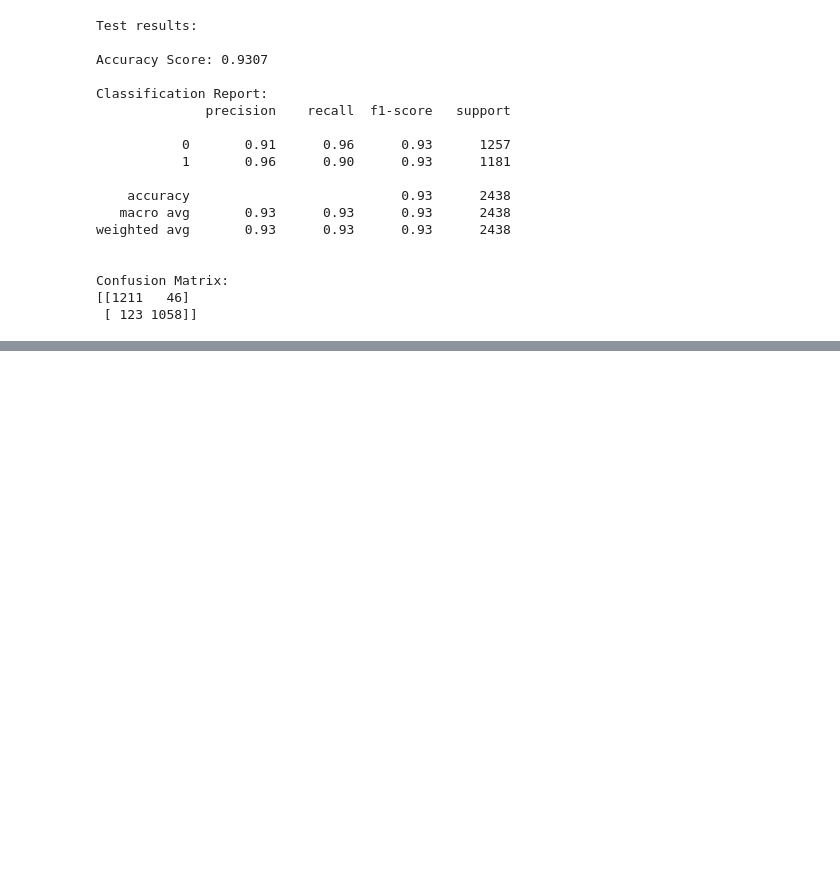
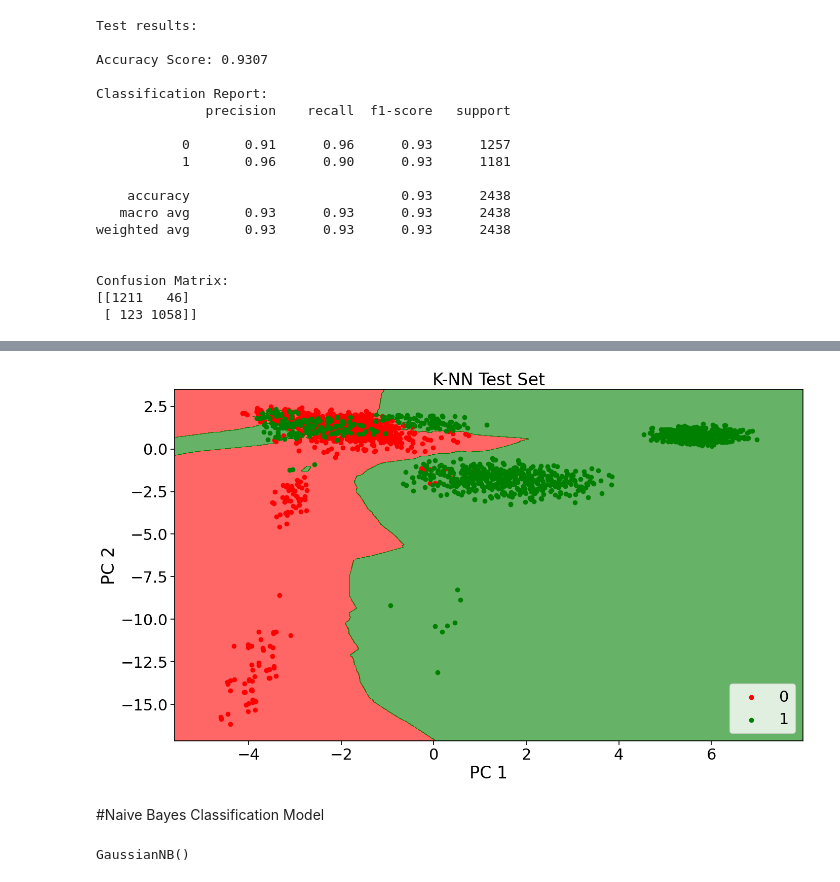
Before and after one commit to Shamiul-693/-Exploratory-Data-Analysis-and-Classification-Algorithms-on-Mushroom-Dataset, a Jupyter notebook: Exploratory_Data_Analysis_and_Classification_Algorithms_on_Mushroom_Dataset.ipynb, the cells around one changed output, grey strips where cells are left out. Saved outputs shown, nothing was run; the diff lists cells and outputs as text; code cells hidden in the pictures; blank space fills up the shorter version.

```diff
--- a/Exploratory_Data_Analysis_and_Classification_Algorithms_on_Mushroom_Dataset.ipynb
+++ b/Exploratory_Data_Analysis_and_Classification_Algorithms_on_Mushroom_Dataset.ipynb
@@ -953,0 +958,13 @@ Confusion Matrix:
+# %%
+visualization_test('K-NN')
+# %% [output]
+[figure, added]
+# %% [markdown]
+#Naive Bayes Classification Model
+# %%
+from sklearn.naive_bayes import GaussianNB as NB
+
+classifier = NB()
+classifier.fit(X_train,y_train)
+# %% [output]
+GaussianNB()
```
Also changed, not shown: parts of 2 cells of this notebook.
